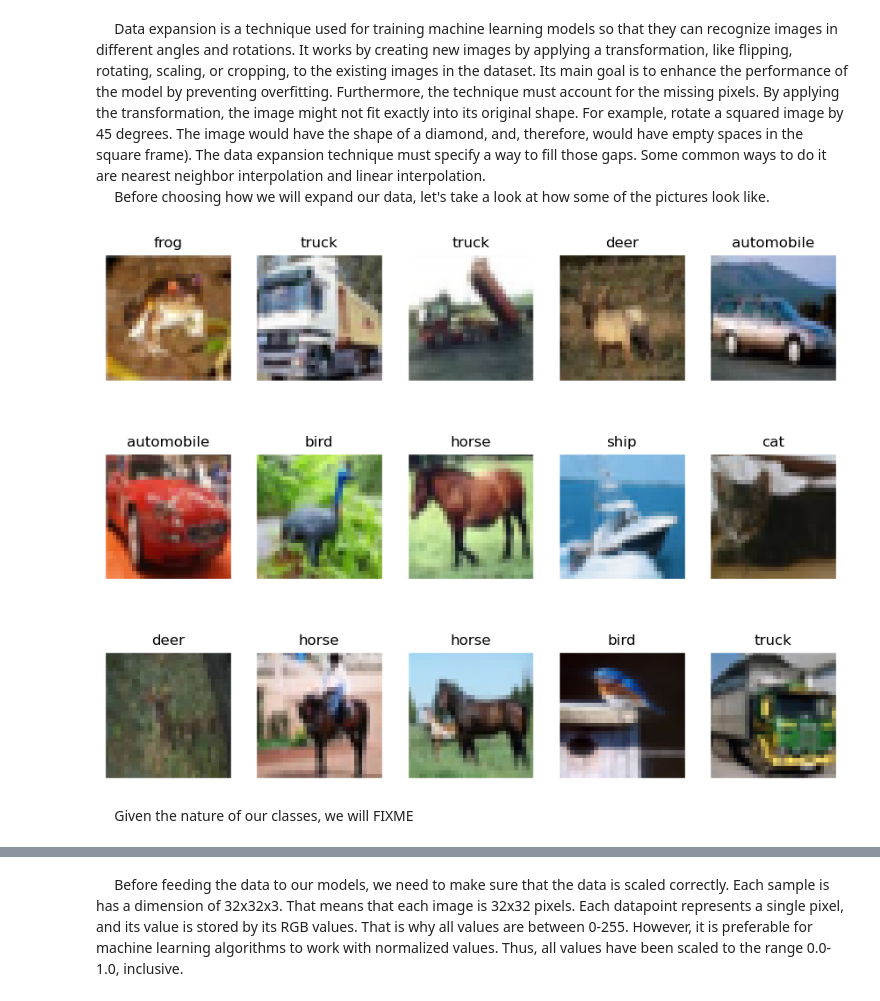
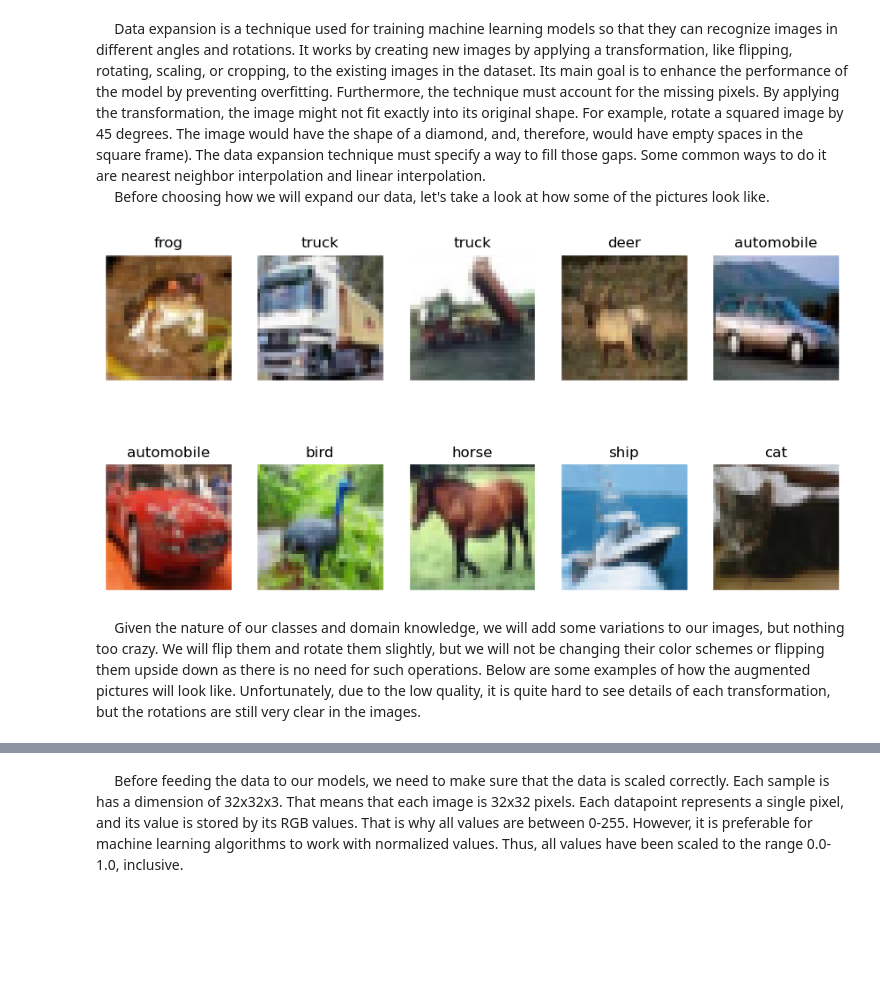
Before and after one commit to diogo-fae/ML-Lab-Six--CNNs, a Jupyter notebook: Lab Six: CNNs.ipynb, the cells around one changed output, grey strips where cells are left out. Drawn from its saved outputs; the diff is of its cells as text; code cells hidden in the pictures; blank space fills up the shorter version.

```diff
--- a/Lab Six: CNNs.ipynb
+++ b/Lab Six: CNNs.ipynb
@@ -230,19 +250,19 @@ def generate_bar(result, metric):
 # %%
 # Helper function
 def plot_gallery(images, titles, h, w, n_row=3, n_col=6,alt_labels=None):
     """Helper function to plot a gallery of portraits"""
     plt.figure(figsize=(1.7 * n_col, 2.3 * n_row))
     plt.subplots_adjust(bottom=0, left=.01, right=.99, top=.90, hspace=.35)
     for i in range(n_row * n_col):
         plt.subplot(n_row, n_col, i + 1)
         plt.imshow(images[i].squeeze())
         plt.title(alt_labels[titles[i][0]], size=12)
         plt.xticks(())
         plt.yticks(())
 
-plot_gallery(X_train, y_train, 32, 32,alt_labels=labels,n_col=5,n_row=3)
+plot_gallery(X_train, y_train, 32, 32,alt_labels=labels,n_col=5,n_row=2)
 # %% [output]
-[figure, old version]
+[figure, new version]
-# %% [markdown]
-&nbsp;&nbsp;&nbsp;&nbsp;&nbsp;Given the nature of our classes, we will FIXME
+# %% [markdown]
+&nbsp;&nbsp;&nbsp;&nbsp;&nbsp;Given the nature of our classes and domain knowledge, we will add some variations to our images, but nothing too crazy. We will flip them and rotate them slightly, but we will not be changing their color schemes or flipping them upside down as there is no need for such operations. Below are some examples of how the augmented pictures will look like. Unfortunately, due to the low quality, it is quite hard to see details of each transformation, but the rotations are still very clear in the images.
 # %%
```
Also changed, not shown: parts of 43 cells of this notebook, 3 other files.
